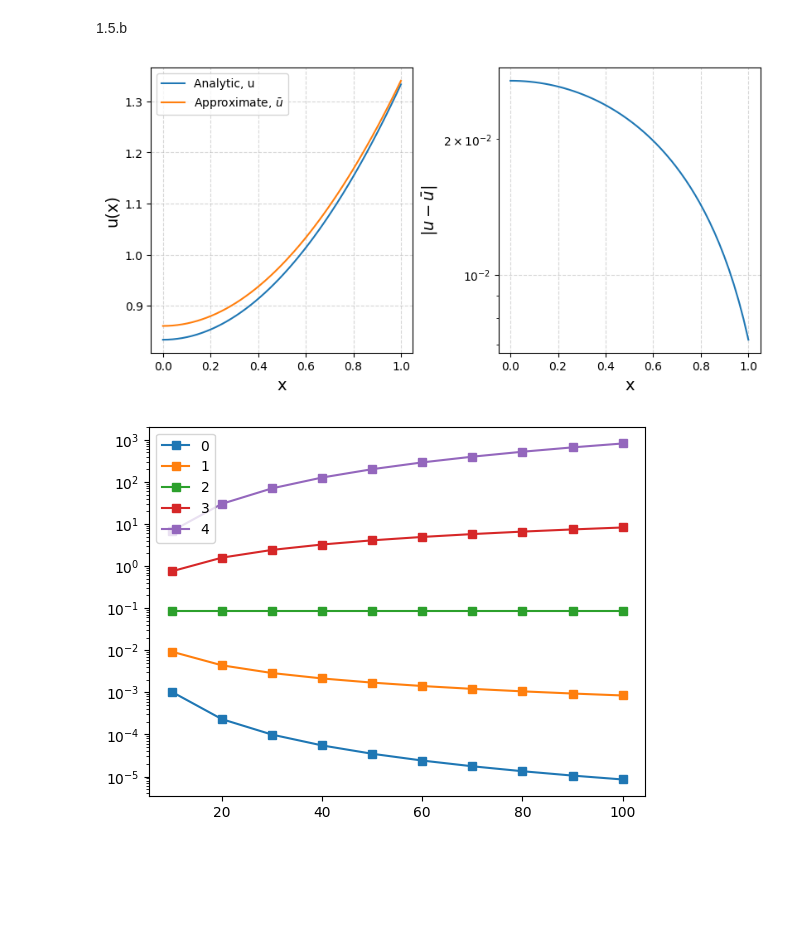
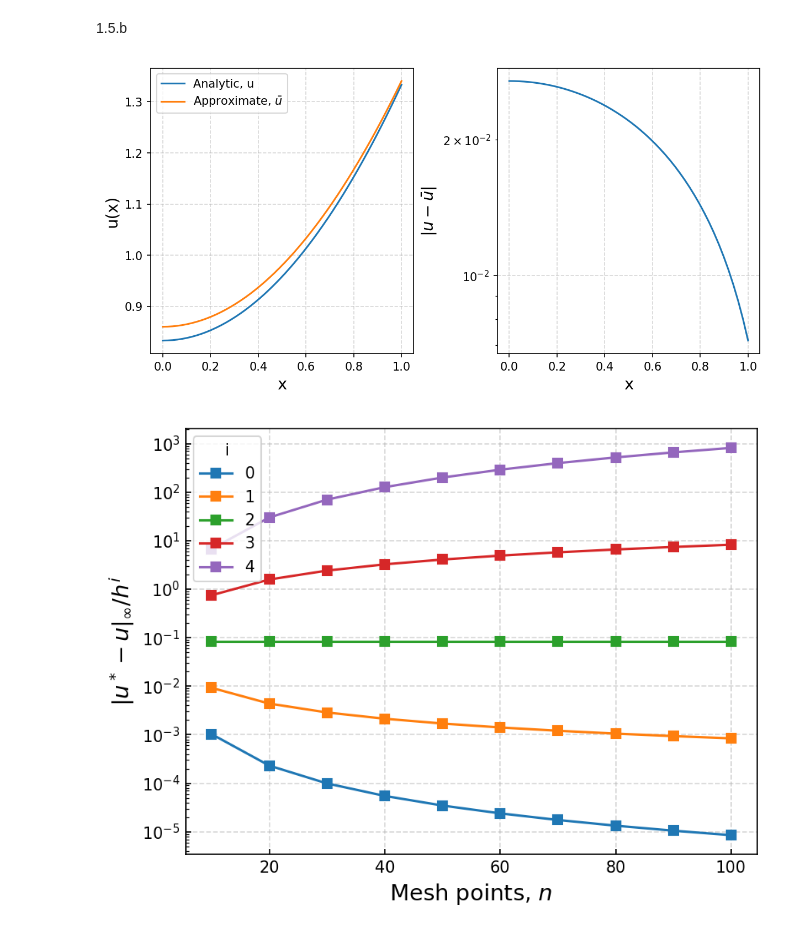
Before and after one commit to jabelieu/nmfde_class, a Jupyter notebook: hw2_jab.ipynb, the cells around one changed output. Drawn from its saved outputs; the diff is of its cells as text; code cells hidden in the pictures; blank space fills up the shorter version.

```diff
--- a/hw2_jab.ipynb
+++ b/hw2_jab.ipynb
@@ -124,7 +120,7 @@ def spectral_radius ( matrix ) :
     - None.
     """
 
-    eigenvals , eigenvecs = eigsh ( matrix )
+    eigenvals = np.linalg.eigvals ( matrix )
 
     max_eigenval = np.max ( np.abs ( eigenvals ) )
 
@@ -243,6 +957,25 @@ Final Stats :
 # %% [markdown]
 1.5.b
 # %%
+"""
+Name: method convergance plot
+Purpose: make a plot showing the convergance performance of system ODE.
+Author: Joshua Belieu | Fletch
+Date written: 2025-09-24
+Last modified: 2025-10-01
+Inputs:
+- x_low/high : float. system domain bounds.
+- n : int. number of mesh points
+- neumann bcs : array-like. stencil of coefficients for neumann boundary
+                condtion.
+- f : array-like. RHS of ODE AND neumann BC/normalization conditon.
+Outputs:
+- plot : canvas. a plot of the true analytic and approximate solution along with
+         the absolute value of their residual.
+Dependencies:
+- derivative_1d_stencil, fd_weights, csr_matrix, numpy, matplotlib
+"""
+
 x_low = 0.
 x_high = 1.
 n = int(5e1)
@@ -252,10 +985,8 @@ offsets = [ -1 , 0 , 1 ]
 derivative_matrix = derivative_1d_stencil(n,h=h)
 stencil_nobc = derivative_matrix.copy()
 left_neumann = np.array([ float(num) for num  in np.array(fd_weights ( [0,1,2],1 )).flatten()])
-# right_neumann = np.array([float(num) for num  in np.array(fd_weights ( [-2,-1,0],1 )).flatten()])
 
 derivative_matrix[0,0:3] = left_neumann / h
-# derivative_matrix[-1,-3:] = right_neumann / h
 
 f = np.ones ( n-1 )
 f[0]=0.
@@ -265,18 +996,12 @@ norm_cond[0]=h/2;norm_cond[-1]=h/2
 derivative_matrix[-1,:] = norm_cond
 f = np.append(f,1.0)
 
-# u = np.linalg.lstsq ( derivative_matrix , f ,rcond=None)[0]
 u = spsolve ( csr_matrix(derivative_matrix) , f )
-# u_norm = simpson ( u , dx = h )
-# print(u_norm)
-# u /= u_norm
-# print(simpson(u,dx=h))
 
 x = np.linspace ( x_low , x_high , n )
 true = 0.5*x**2+5/6
 
-fig,axs = plt.subplots(1,2,figsize=(8,4),constrained_layout=True)
-# plt.figure(figsize=(8,6))
+fig,axs = plt.subplots(1,2,figsize=(8,4),constrained_layout=True,dpi=150)
 axs[0].plot( x , true ,label='Analytic, u')
 axs[0].plot( x , u , label = r'Approximate, $\bar{u}$')
 axs[0].set_xlabel('x', fontsize=14)
@@ -288,10 +1013,29 @@ axs[1].set_ylabel(r'$|u-\bar{u}|$', fontsize=14)
 axs[1].set_yscale('log')
 axs[1].grid(ls='--',alpha=0.5)
 axs[0].legend();
-# plt.imshow(derivative_matrix);
 # %% [output]
-[figure, old version]
+[figure, new version]
 # %%
+"""
+Name: order tester
+Purpose: test the order of a method at different step sizes.
+Author: Joshua Belieu | Fletch
+Date written: 2025-09-24
+Last modified: 2025-10-01
+Inputs:
+- x_low/high : floats. system domain limits.
+- n_list : array-like. array of ints giving mesh grid size.
+- offsets : list. offsets of stencil
+- ODE conditions : multi. neumann boundary condition and normalization
+                   condition.
+- f : array-like. blend of ODE RHS and condition values.
+Outputs:
+- plot : n_list vs error/(h^i). this shows what the order of the method is.
+         curves with slope ~ 0 are the order.
+Dependencies:
+- fd_weights, derivatie_1d_stencil, numpy, matplotlib
+"""
+
 x_low = 0.
 x_high = 1.
 n_list = range(10,110,10)
@@ -301,37 +1045,37 @@ h_list = []
 max_error_list = []
 
 for n in n_list :
 
     h = x_high / ( n-1 )
 
     derivative_matrix = derivative_1d_stencil(n,h=h)
 
     left_neumann = np.array([ float(num) for num  in np.array(fd_weights ( [0,1,2,3],1 )).flatten()])
-    # right_neumann = np.array([float(num) for num  in np.array(fd_weights ( [-1,0],1 )).flatten()])
 
     derivative_matrix[0,0:len(left_neumann)] = left_neumann / h
-    # derivative_matrix[-1,-len(right_neumann):] = right_neumann / h
 
     f = np.ones ( n-1 )
     f[0]=0.
 
     norm_cond = np.ones ( n ) * h
     norm_cond[0]=h/2;norm_cond[-1]=h/2
     derivative_matrix[-1,:] = norm_cond
     f = np.append(f,1.0)
 
-    # u = np.linalg.lstsq ( derivative_matrix , f ,rcond=None)[0]
     u = spsolve ( csr_matrix(derivative_matrix) , f )
-    # u_norm = simpson ( u , dx = h )
-    # u /= u_norm
     x = np.linspace ( x_low , x_high , n )
     true = 0.5*x**2+5/6
 
     h_list.append(h)
     max_error_list.append ( np.max ( np.abs ( u - true )))
+plt.figure(dpi=150)
 for order in range ( 0 , 4 + 1 ) :
     plt.plot ( n_list , np.array(max_error_list)/np.array(h_list)**order ,label=order,marker='s')
 plt.yscale('log')
-plt.legend();
+plt.grid(ls='--',alpha=0.5,which='major')
+plt.xlabel( r'Mesh points, $n$',fontsize=14 )
+plt.ylabel (r'$|u^*-u|_\infty/h^i$',fontsize=14)
+plt.tick_params(direction='in',which='both')
+plt.legend(title='i');
 # %% [output]
-[figure, old version]
+[figure, new version]
```
Also changed, not shown: parts of 21 cells of this notebook.
